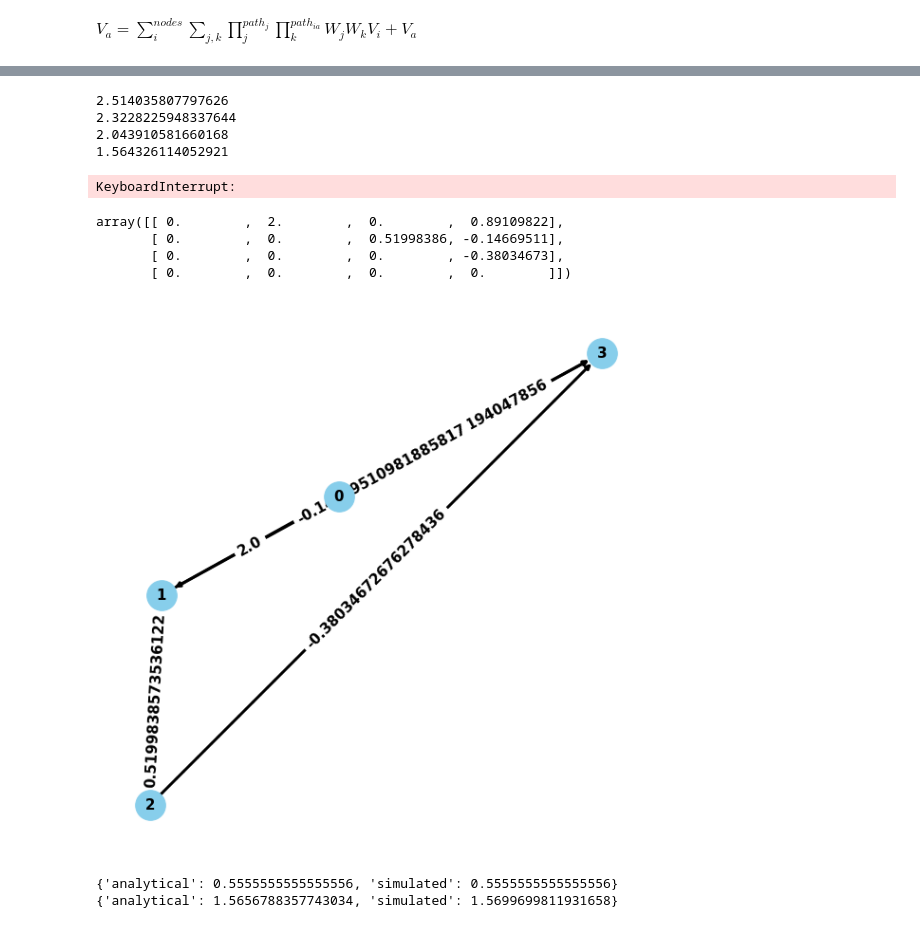
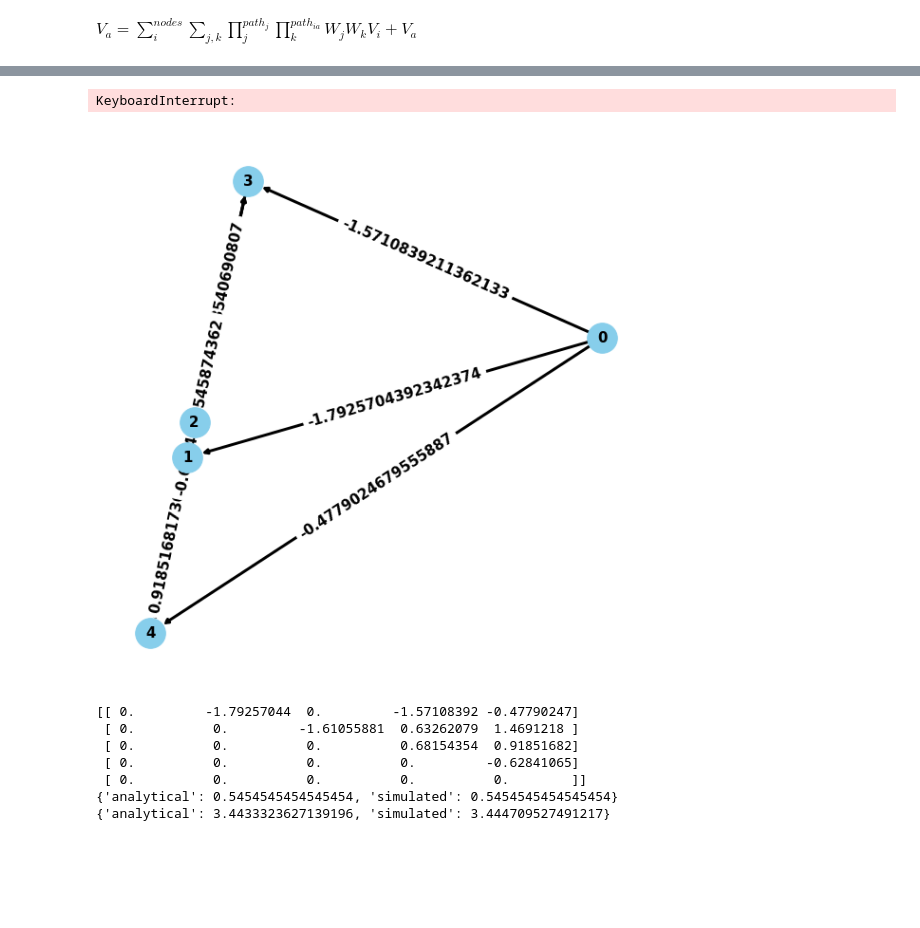
Before and after one commit to JakobSchauser/PUK_softwoods, a Jupyter notebook: Code/dag.ipynb, the cells around one changed output, grey strips where cells are left out. Saved outputs shown, nothing was run; the diff lists cells and outputs as text; code cells hidden in the pictures; blank space fills up the shorter version.

Commit message:
Improved genetic algorithm and started GD

```diff
--- a/Code/dag.ipynb
+++ b/Code/dag.ipynb
@@ -102,0 +104,16 @@ continous_varsortability: 2.232445771227481
+# %%
+from time import time
+t = time()
+
+
+for _ in range(100):
+    d = DAG(n = 6, roots = 1, strength=2, precalculate_paths = False, adjacency_matrix = start_adj).get_varsortability(analytical = False, simulated = True, N = 100000)["simulated"]
+
+print("time:", time() - t)
+
+t = time()
+
+for _ in range(100):
+    d = DAG(n = 6, roots = 1, strength=2, precalculate_paths = False, adjacency_matrix = start_adj).get_varsortability(analytical = True, simulated = False)["analytical"]
+
+print("time:", time() - t)
@@ -102,0 +123,4 @@ continous_varsortability: 2.232445771227481
+# %%
+for i in range(1):
+    start_dags[i]
+    print(a)
@@ -105,48 +147,45 @@ continous_varsortability: 2.232445771227481
 from scipy.optimize import minimize
 from tqdm.notebook import tqdm
 
-start_adj = np.array([[0,1,0,1],[0,0,1,1],[0,0,0,1],[0,0,0,0]]).astype(float)
+start_adj = np.array([[0,1,0,1,1],[0,0,1,1,1],[0,0,0,1,1],[0,0,0,0,1],[0,0,0,0,0]]).astype(float)
 
 def f(x):
     ad = np.zeros_like(start_adj)
     ad[start_adj == 1] = x
-    d = DAG(n = 4, roots = 1, strength=2, precalculate_paths = False, adjacency_matrix = ad)
+    d = DAG(n = 5, roots = 1, strength=2, precalculate_paths = False, adjacency_matrix = ad)
     return d.get_continous_varsortability(analytical = False, simulated = True, N = 1000000)["simulated"]
 
 
 _min = 1000
 x0 = np.ones(np.sum(start_adj == 1))
-best = x0
-for i in tqdm(range(50)):
-    res = minimize(f, x0, bounds = [(-2,2) for i in range(len(x0))], options={'disp': True, 'eps': 0.001, 'ftol': 1e-13, 'gtol': 1e-13, 'maxiter' : 10000, 'maxfun' : 1000})
+# x0 = start_dags[0].adjacency_matrix[start_dags[0].adjacency_matrix != 0].astype(float).copy()
+best = np.array([x0, x0, x0])
+for i in tqdm(range(5)):
+    res = minimize(f, x0, bounds = [(-2,2) for i in range(len(x0))], options={'disp': True, 'eps': 0.1, 'ftol': 1e-13, 'gtol': 1e-13, 'maxiter' : 10000, 'maxfun' : 1000})
     if (res.fun < _min):
         _min = res.fun
         print(res.fun)
-        best = res.x
+        best[1:] = best[:-1]
+        best[0] = res.x
 # %% [output]
-2.514035807797626
-2.3228225948337644
-2.043910581660168
-1.564326114052921
+KeyboardInterrupt:
-KeyboardInterrupt:
-# %%
-ad
-# %% [output]
-array([[ 0.        ,  2.        ,  0.        ,  0.89109822],
-       [ 0.        ,  0.        ,  0.51998386, -0.14669511],
-       [ 0.        ,  0.        ,  0.        , -0.38034673],
-       [ 0.        ,  0.        ,  0.        ,  0.        ]])
 # %%
 ad = np.zeros_like(start_adj)
-ad[start_adj == 1] = np.array(best)
+ad[start_adj == 1] = np.array(best[0])
 
 dag = DAG(n = 5, roots = 1, strength=2, precalculate_paths = False, adjacency_matrix = ad)
 dag.plot()
+print(ad)
 
 print(dag.get_varsortability(analytical=True, simulated=True, N = 100000))
 
 print(dag.get_continous_varsortability(analytical = True, simulated = True, N = 1000000))
 # %% [output]
-[figure, old version]
+[figure, new version]
-{'analytical': 0.5555555555555556, 'simulated': 0.5555555555555556}
-{'analytical': 1.5656788357743034, 'simulated': 1.5699699811931658}
+[[ 0.         -1.79257044  0.         -1.57108392 -0.47790247]
+ [ 0.          0.         -1.61055881  0.63262079  1.4691218 ]
+ [ 0.          0.          0.          0.68154354  0.91851682]
+ [ 0.          0.          0.          0.         -0.62841065]
+ [ 0.          0.          0.          0.          0.        ]]
+{'analytical': 0.5454545454545454, 'simulated': 0.5454545454545454}
+{'analytical': 3.4433323627139196, 'simulated': 3.444709527491217}
```
Also changed, not shown: parts of 6 cells of this notebook, 2 other files.
